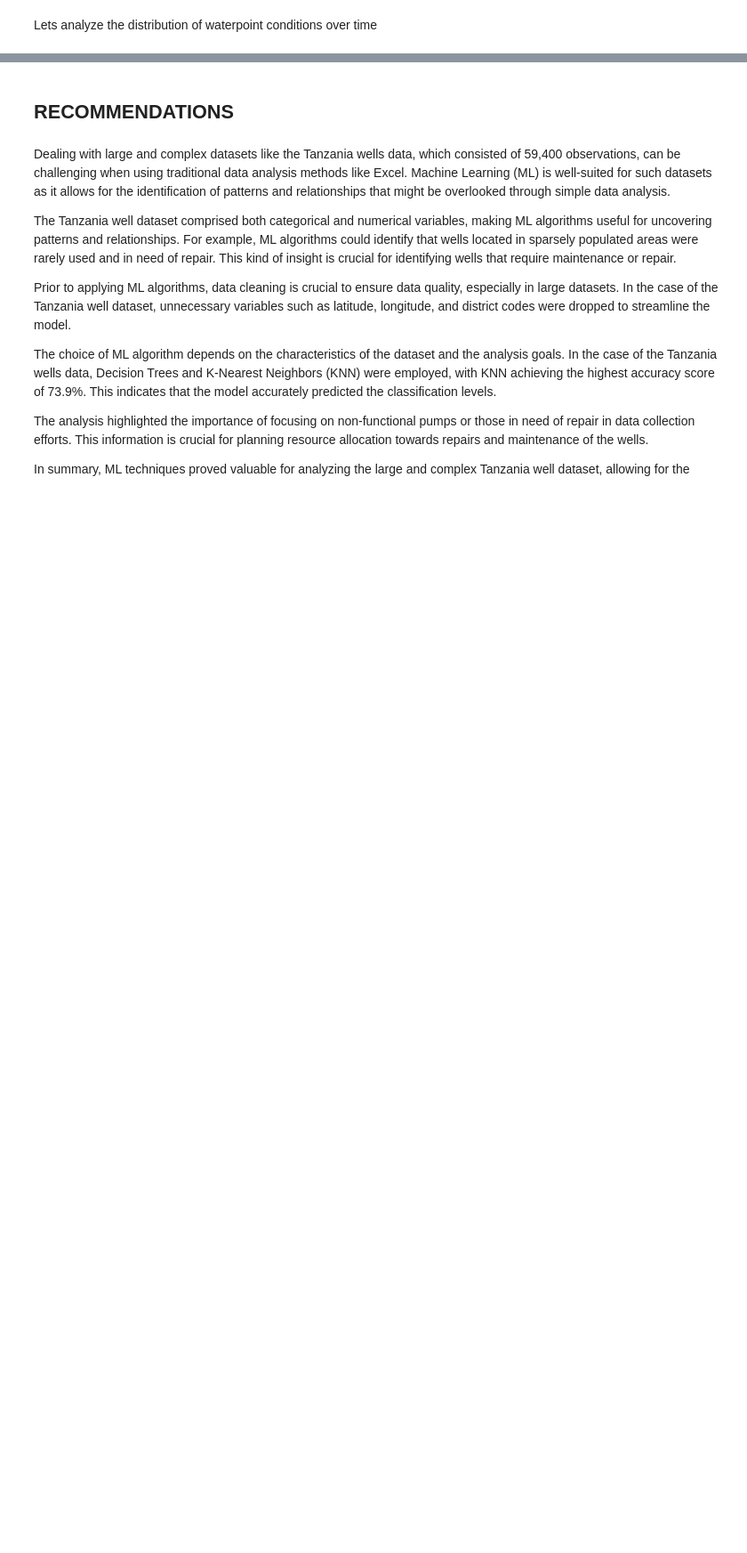
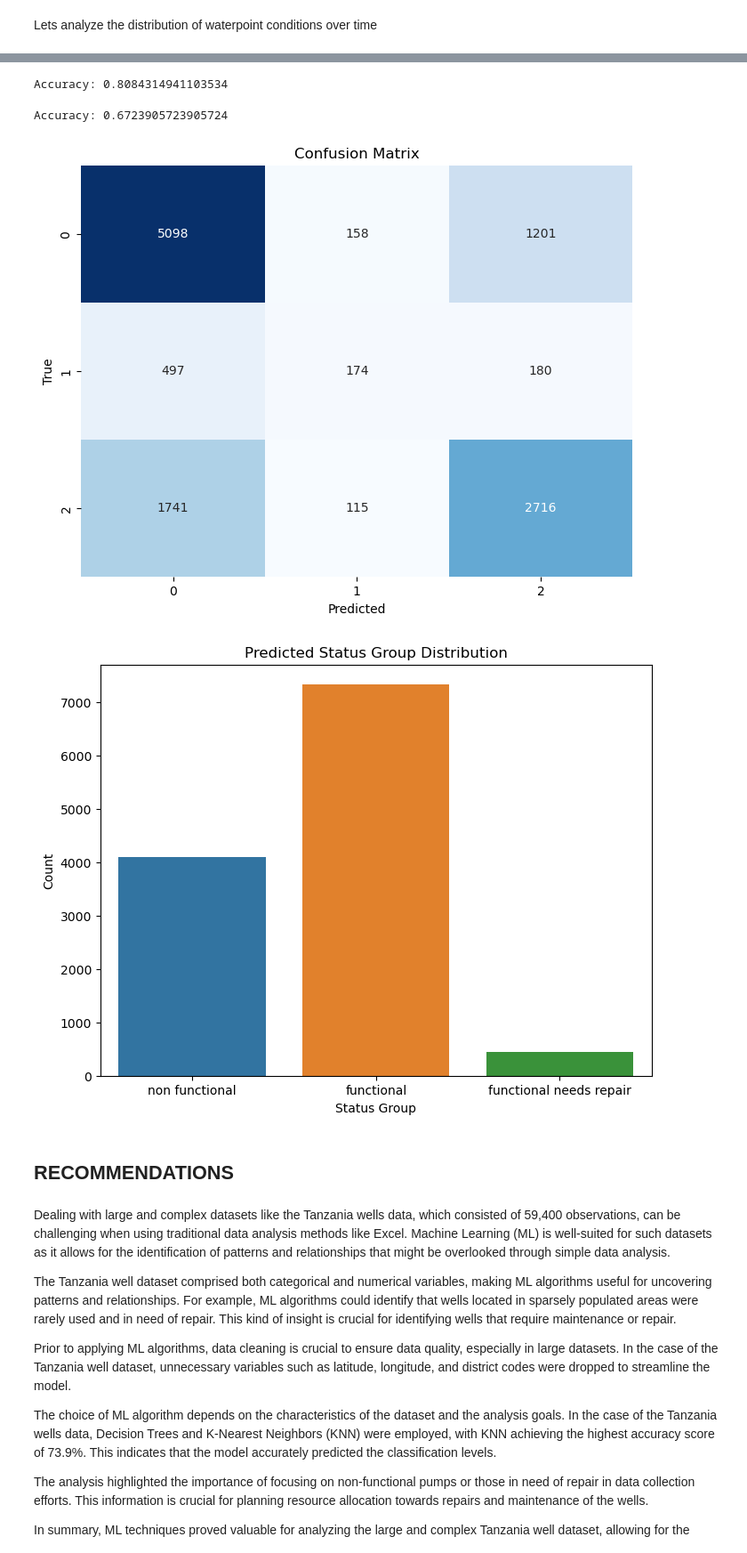
Before and after one commit to WinnieKabuya/dsc-phase-3-project-v2-3, a Jupyter notebook: student.ipynb, the cells around one changed output, grey strips where cells are left out. Shown: that part at 89% size. Drawn from its saved outputs; the diff is of its cells as text; code cells hidden in the pictures; blank space fills up the shorter version.

```diff
--- a/student.ipynb
+++ b/student.ipynb
@@ -893,3 +997,67 @@ The accuracy of the model is 0.90, which means that it correctly predicts the cl
+# %%
+accuracy = accuracy_score(y_val, y_pred)
+print("Accuracy:", accuracy)
+# %% [output]
+Accuracy: 0.8084314941103534
+# %%
+from sklearn.preprocessing import StandardScaler
+from sklearn.neighbors import KNeighborsClassifier
+from sklearn.model_selection import train_test_split
+from sklearn.metrics import accuracy_score
+
+# Exclude 'date_recorded' feature from scaling
+features = ['amount_tsh', 'gps_height', 'longitude', 'latitude', 'num_private', 'region_code', 'district_code',
+            'population', 'construction_year']
+
+X = training_set_values[features]
+y = training_set_labels['status_group']
+
+# Split the data into training and testing sets
+X_train, X_test, y_train, y_test = train_test_split(X, y, test_size=0.2, random_state=42)
+
+# Scale the features
+scaler = StandardScaler()
+X_train = scaler.fit_transform(X_train)
+X_test = scaler.transform(X_test)
+
+# Train the KNN classifier
+knn = KNeighborsClassifier(n_neighbors=5)
+knn.fit(X_train, y_train)
+
+# Predict on the test set
+y_pred = knn.predict(X_test)
+
+# Calculate accuracy
+accuracy = accuracy_score(y_test, y_pred)
+print("Accuracy:", accuracy)
+# %% [output]
+Accuracy: 0.6723905723905724
+# %%
+import matplotlib.pyplot as plt
+import seaborn as sns
+from sklearn.metrics import confusion_matrix
+
+# Create a confusion matrix
+cm = confusion_matrix(y_test, y_pred)
+
+# Plot the confusion matrix
+plt.figure(figsize=(8, 6))
+sns.heatmap(cm, annot=True, cmap="Blues", fmt="d", cbar=False)
+plt.xlabel("Predicted")
+plt.ylabel("True")
+plt.title("Confusion Matrix")
+plt.show()
+
+# Bar plot of predicted target values
+plt.figure(figsize=(8, 6))
+sns.countplot(y_pred)
+plt.xlabel("Status Group")
+plt.ylabel("Count")
+plt.title("Predicted Status Group Distribution")
+plt.show()
+# %% [output]
+[figure, added]
+[figure, added]
 # %% [markdown]
 ## **RECOMMENDATIONS**
 # %% [markdown]
```
Also changed, not shown: parts of 40 cells of this notebook, 1 other file.
